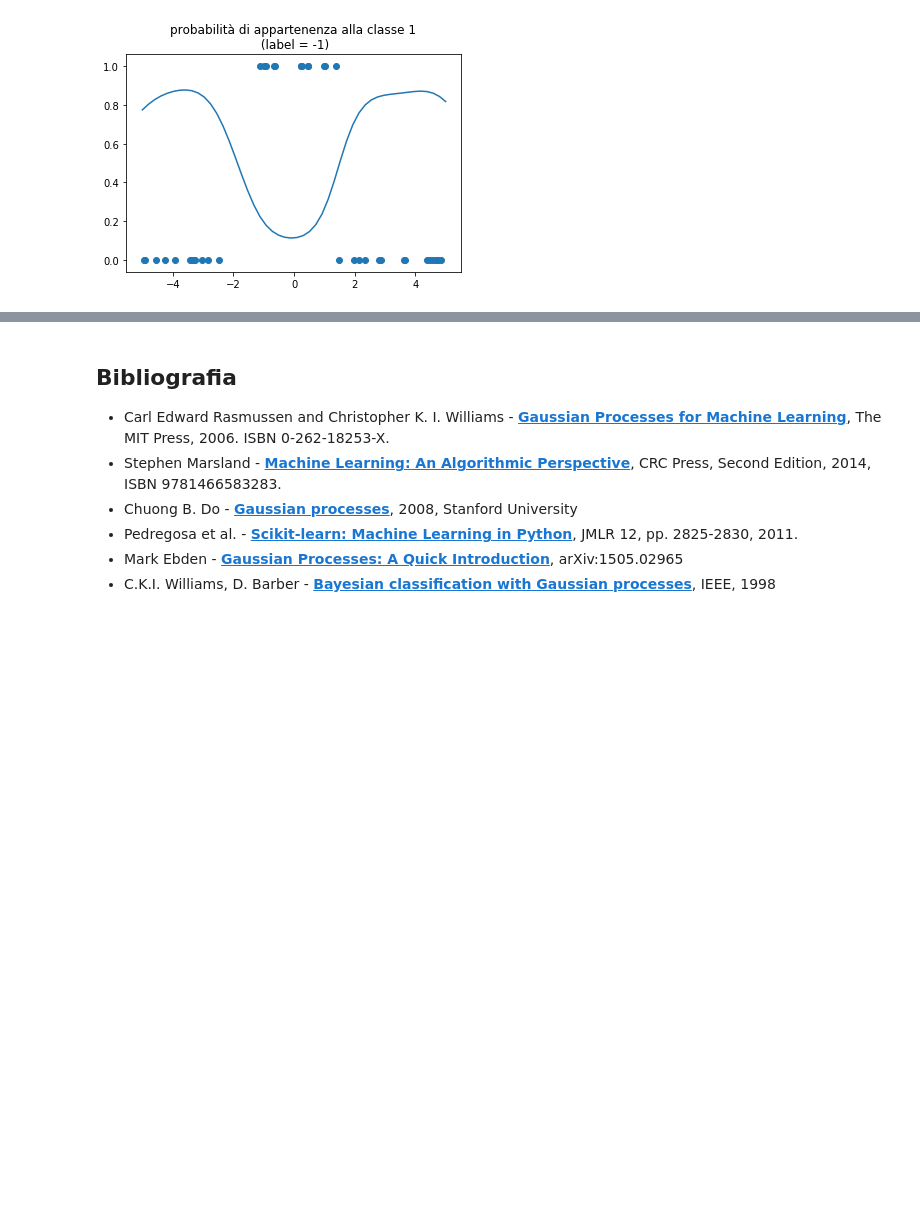
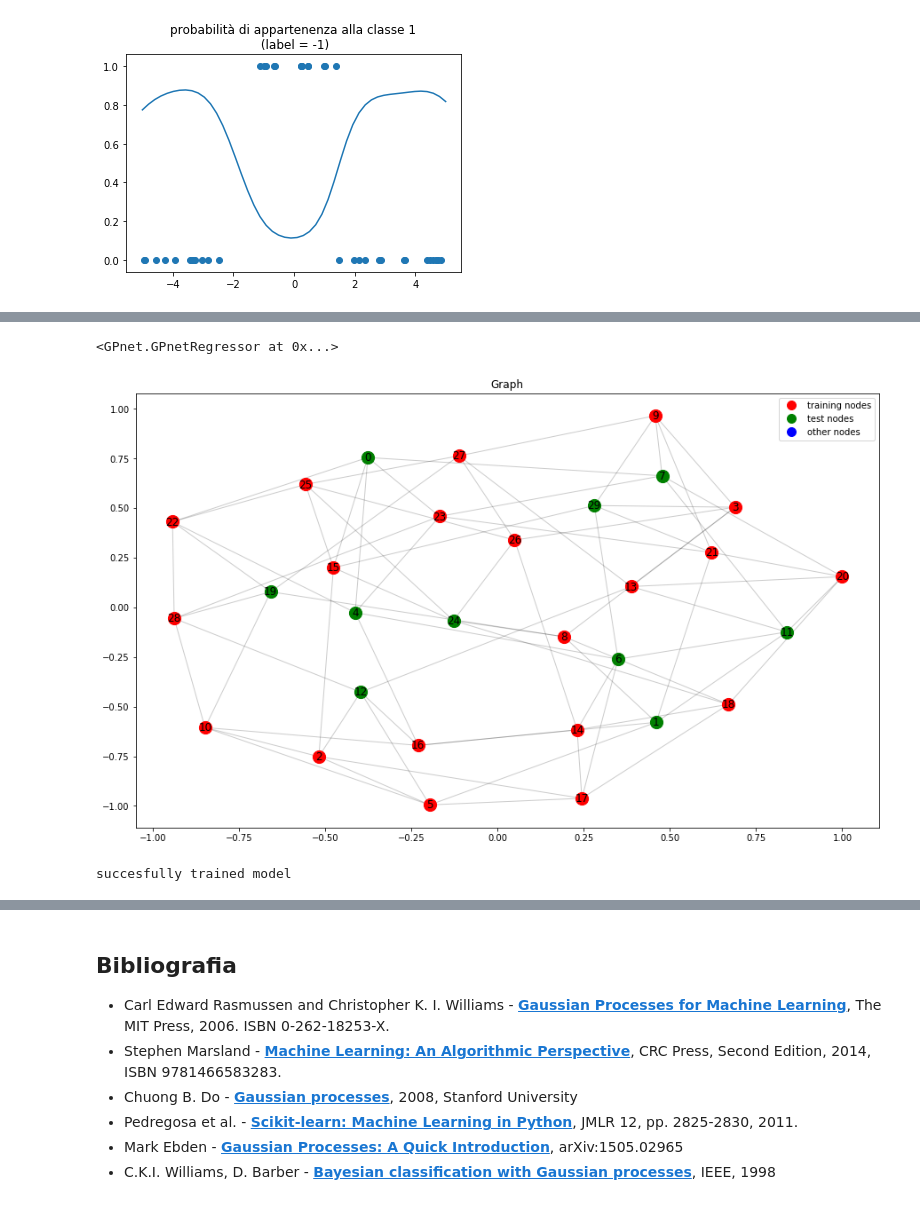
Before and after one commit to filippocastelli/GPnet, a Jupyter notebook: report_notebook.ipynb, the cells around one changed output, grey strips where cells are left out. Cells and saved outputs as stored; diff of their text form; code cells hidden in the pictures; blank space fills up the shorter version.

```diff
--- a/report_notebook.ipynb
+++ b/report_notebook.ipynb
@@ -591,0 +646,7 @@ title = pl.title("probabilità di appartenenza alla classe 1\n (label = -1)")
+# %%
+N = 20   # numero punti training
+n = 10 # numero punti test
+deg = 5 #connectivity degree
+seed=1412
+# %%
+G2 = nx.random_regular_graph(deg, N+n, seed=seed)
@@ -591,0 +664,9 @@ title = pl.title("probabilità di appartenenza alla classe 1\n (label = -1)")
+# %%
+gpr_er.plot_graph()
+# %% [output]
+<GPnet.GPnetRegressor at 0x...>
+[figure, added]
+# %%
+_ = gpr_er.predict()
+# %% [output]
+succesfully trained model
```
Also changed, not shown: parts of 20 cells of this notebook.
